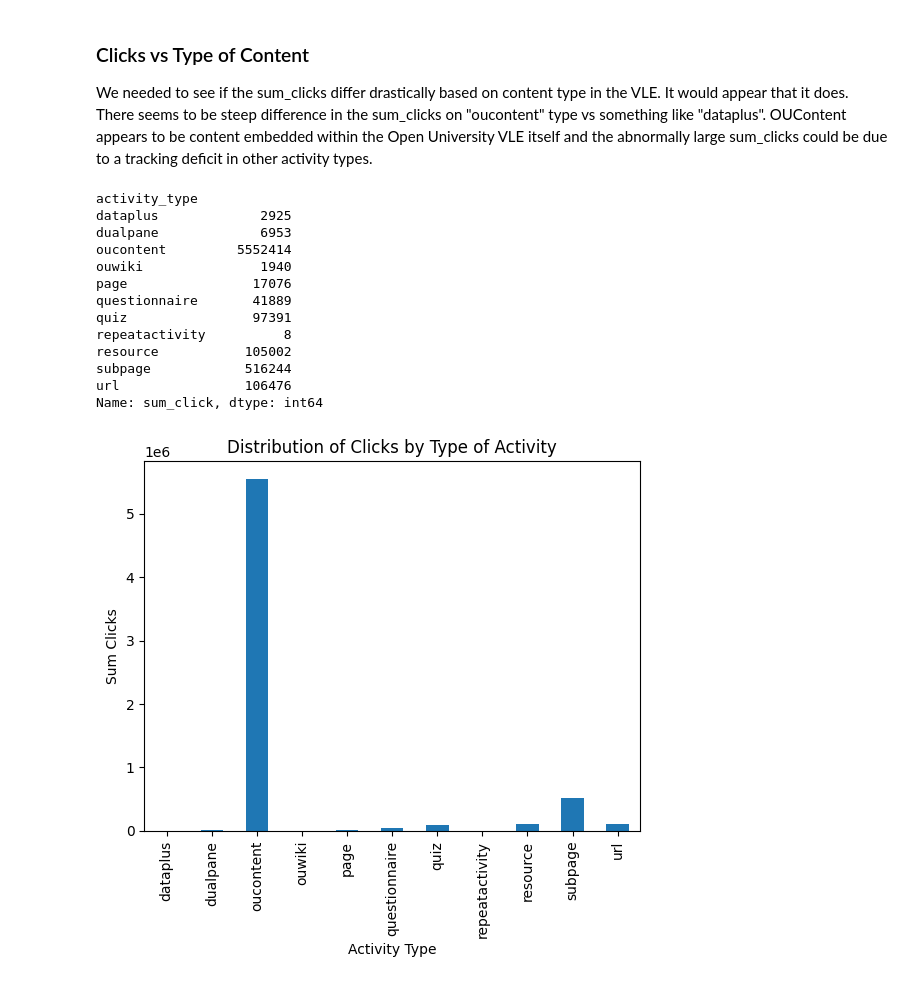
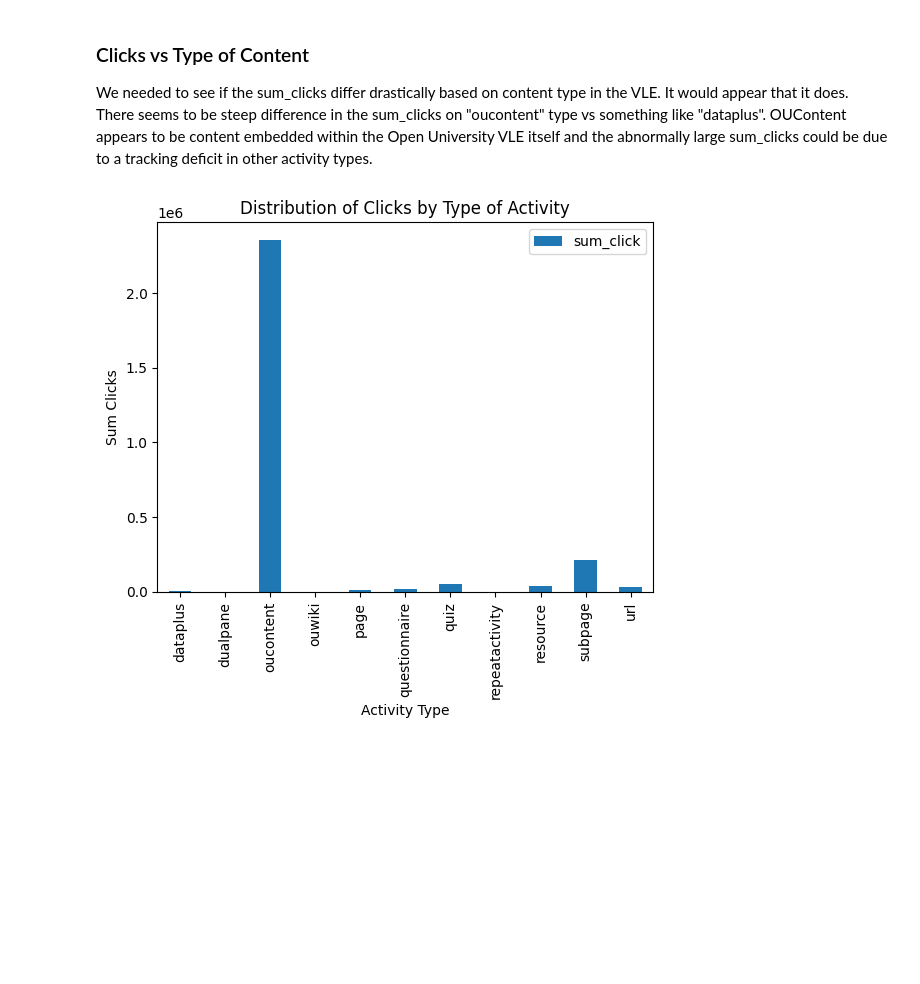
Before and after one commit to Tanyk2004/CS370-ERS, a Jupyter notebook: recommender.ipynb, the cells around one changed output. Cells and saved outputs as stored; diff of their text form; code cells hidden in the pictures; blank space fills up the shorter version.

```diff
--- a/recommender.ipynb
+++ b/recommender.ipynb
@@ -19,3 +23,11 @@ student_info_df = pd.read_csv('data/studentInfo.csv')
 student_reg_df = pd.read_csv('data/studentRegistration.csv')
 student_vle_df = pd.read_csv('data/studentVle.csv')
 vle_df = pd.read_csv('data/vle.csv')
+# %%
+assessments_df, test_assessments_df = train_test_split(assessments_df, test_size=0.2, random_state=42)
+courses_df, test_courses_df = train_test_split(courses_df, test_size=0.2, random_state=42)
+student_assessment_df, test_student_assessment_df = train_test_split(student_assessment_df, test_size=0.2, random_state=42)
+student_info_df, test_student_info_df = train_test_split(student_info_df, test_size=0.2, random_state=42)
+student_reg_df, test_student_reg_df = train_test_split(student_reg_df, test_size=0.2, random_state=42)
+student_vle_df, test_student_vle_df = train_test_split(student_vle_df, test_size=0.2, random_state=42)
+vle_df, test_vle_df = train_test_split(vle_df, test_size=0.2, random_state=42)
@@ -23,7 +69,7 @@ vle_df = pd.read_csv('data/vle.csv')
 # divide the courses into B and J categories based on "code_presentation" because the structure of these
 # presentations is different
 
-student_vle_df = pd.merge(student_vle_df, vle_df, on='id_site')
+# student_vle_df = pd.merge(student_vle_df, vle_df, on='id_site')
 
 # * Pre processing Assessments
 courses_B_df = courses_df[courses_df['code_presentation'].str.contains('B')]
@@ -31,6 +77,7 @@ courses_J_df = courses_df[courses_df['code_presentation'].str.contains('J')]
 
 # * Pre processing Assessments
 student_assessment_df = pd.merge(student_assessment_df, assessments_df, on='id_assessment')
+student_assessment_df = pd.get_dummies(student_assessment_df, columns=["assessment_type", "code_presentation"])
 assessments_df.dropna(how='any', inplace=True)
 assessments_df = pd.get_dummies(assessments_df, columns=["assessment_type"])
 assessments_df["date"] = [int(date / 7) for date in assessments_df["date"]]
@@ -48,11 +95,9 @@ vle_J_df = vle_df[vle_df['code_module'].isin(courses_J_df['code_module'])]
 
 # * Pre processing Student Info Dataset
 student_info_df.dropna(how='any', inplace=True)
-student_info_df = pd.get_dummies(student_info_df, columns=["gender", "region", "highest_education", "imd_band", "age_band", "disability", "final_result"])
+student_info_df = pd.get_dummies(student_info_df, columns=["highest_education", "imd_band", "age_band", "disability", "final_result"])
 student_info_B_df = student_info_df[student_info_df['code_module'].isin(courses_B_df['code_module'])]
 student_info_J_df = student_info_df[student_info_df['code_module'].isin(courses_J_df['code_module'])]
-
-# student_vle_df["date"].unique()
 # %%
 def get_vle_interaction_by_site(id_site):
     """
@@ -157,34 +236,30 @@ We needed to see if the sum_clicks differ drastically based on content type in t
 # %%
 # Get distribution of clicks by type of activity
 
 def show_clicks_by_type():
     """
     Displays the distribution of clicks by type of activity
     """
+    global student_vle_df
     merged_vle = pd.merge(student_vle_df, vle_df, on='id_site')
-    clicks_by_type = merged_vle.groupby("activity_type")["sum_click"].sum()
-    print(clicks_by_type)
+    # print(merged_vle.head())
+    activity_names = merged_vle.columns[10:]
+    activity_names = pd.Series(activity_names)
+    for i in range(len(activity_names)):
+        activity_names[i] = activity_names[i].replace("activity_type_", "")
+    clicks_by_type = np.zeros(shape=(len(activity_names), 1))
+
+    # Add clicks to clicks by type based on which activity column has True
+    activity_columns = merged_vle.columns[10:]
+    clicks_by_type = merged_vle[activity_columns].multiply(merged_vle["sum_click"], axis="index").sum(axis=0).values
+    clicks_by_type = pd.DataFrame(clicks_by_type, index=activity_names, columns=["sum_click"])
+
     clicks_by_type.plot(kind='bar')
     plt.xlabel("Activity Type")
     plt.ylabel("Sum Clicks")
     plt.title("Distribution of Clicks by Type of Activity")
     plt.show()
 
-    # TODO calculate how many of each type of resource is there
-
 show_clicks_by_type()
 # %% [output]
-activity_type
-dataplus             2925
-dualpane             6953
-oucontent         5552414
-ouwiki               1940
-page                17076
-questionnaire       41889
-quiz                97391
-repeatactivity          8
-resource           105002
-subpage            516244
-url                106476
-Name: sum_click, dtype: int64
-[figure, old version]
+[figure, new version]
```
Also changed, not shown: parts of 18 cells of this notebook, 3 other files.
